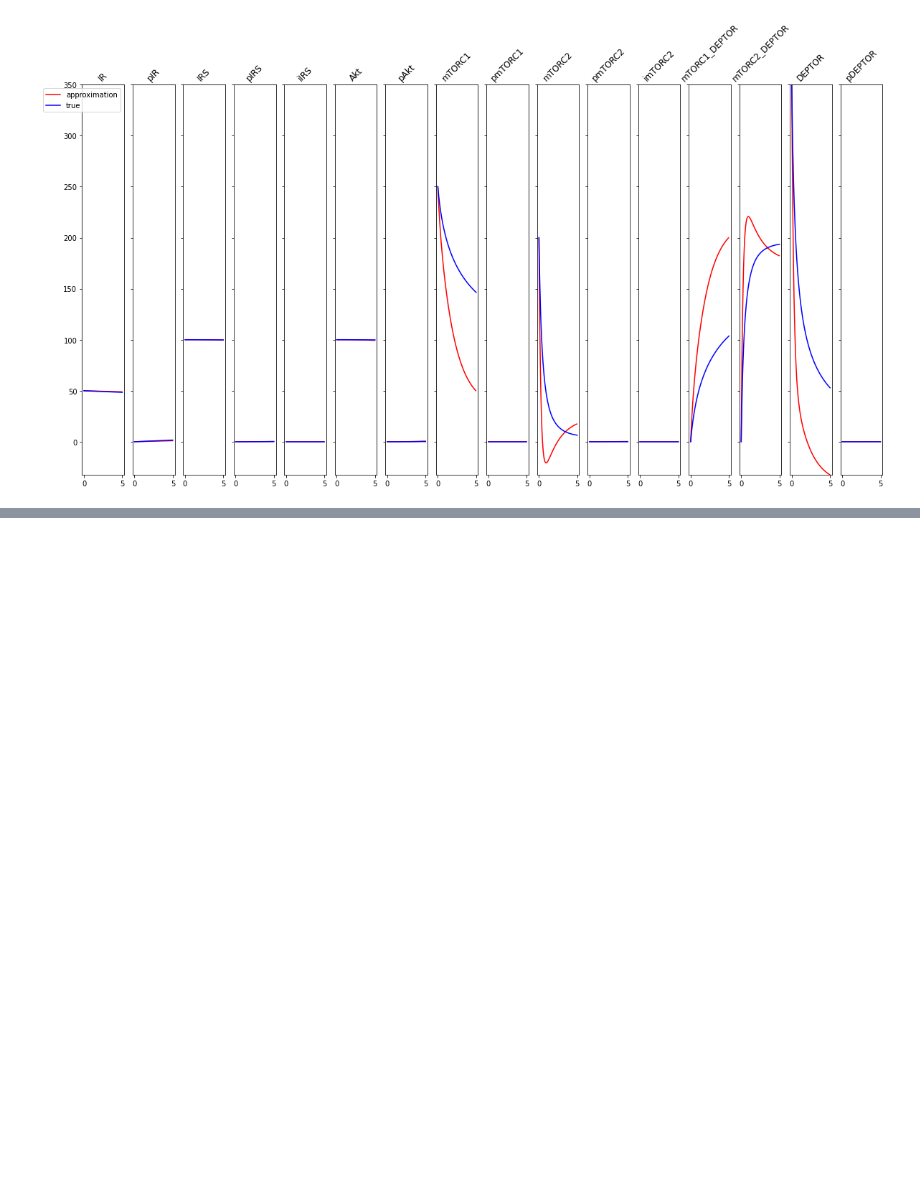
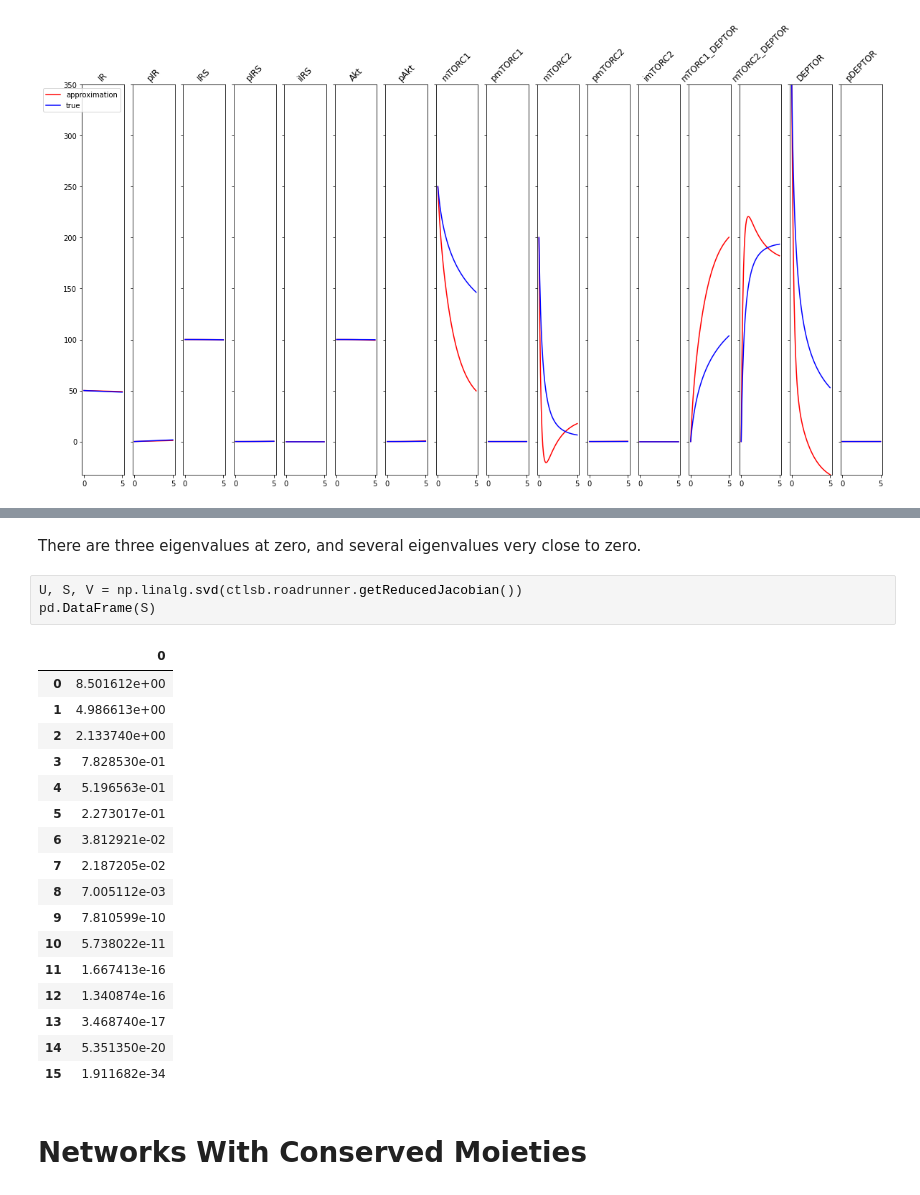
Before and after one commit to ModelEngineering/controlSBML, a Jupyter notebook: notebooks/UsingControlSBML.ipynb, the cells around one changed output, grey strips where cells are left out. Cells and saved outputs as stored; diff of their text form; blank space fills up the shorter version.

```diff
--- a/notebooks/UsingControlSBML.ipynb
+++ b/notebooks/UsingControlSBML.ipynb
@@ -102,0 +134,25 @@ ctlsb.plotLinearApproximation(figsize=(20, 10))
+# %% [markdown]
+There are three eigenvalues at zero, and several eigenvalues very close to zero.
+# %%
+U, S, V = np.linalg.svd(ctlsb.roadrunner.getReducedJacobian())
+pd.DataFrame(S)
+# %% [output]
+|  | 0 |
+| 0 | 8.501612e+00 |
+| 1 | 4.986613e+00 |
+| 2 | 2.133740e+00 |
+| 3 | 7.828530e-01 |
+| 4 | 5.196563e-01 |
+| 5 | 2.273017e-01 |
+| 6 | 3.812921e-02 |
+| 7 | 2.187205e-02 |
+| 8 | 7.005112e-03 |
+| 9 | 7.810599e-10 |
+| 10 | 5.738022e-11 |
+| 11 | 1.667413e-16 |
+| 12 | 1.340874e-16 |
+| 13 | 3.468740e-17 |
+| 14 | 5.351350e-20 |
+| 15 | 1.911682e-34 |
+# %% [markdown]
+# Networks With Conserved Moieties
```
Also changed, not shown: parts of 21 cells of this notebook, 6 other files.
